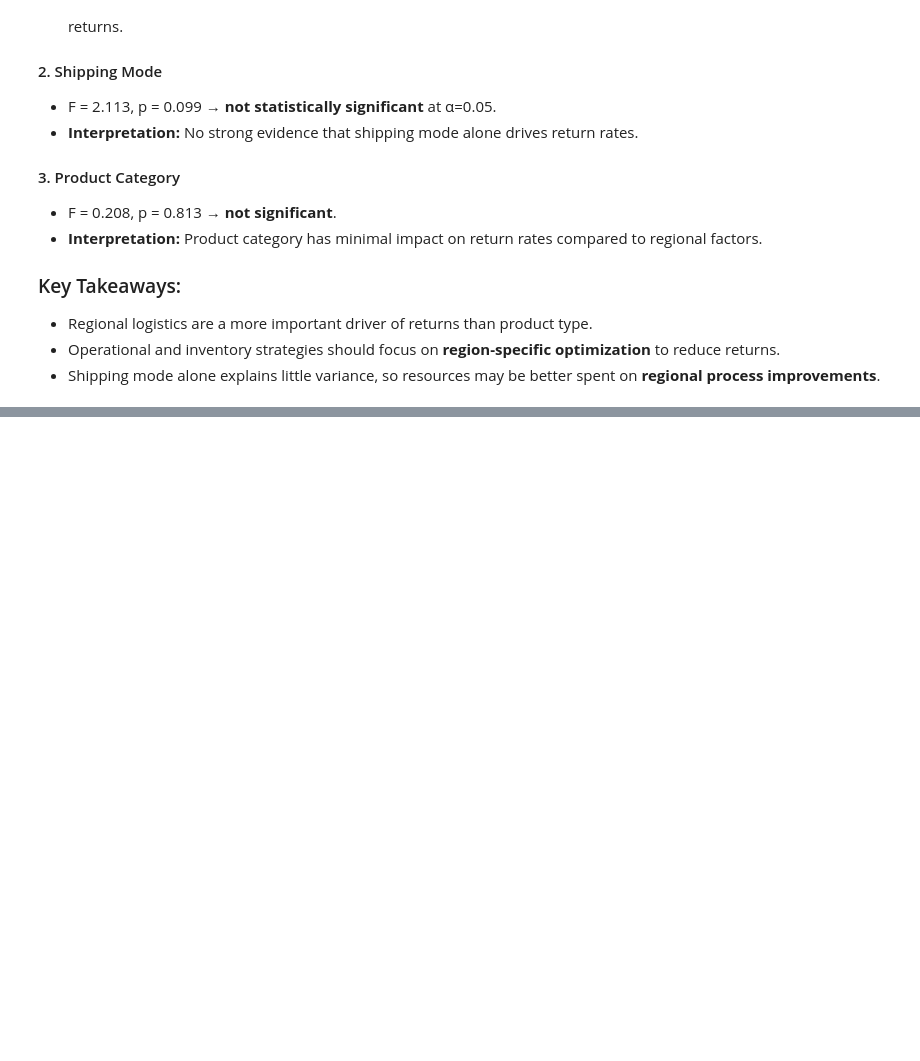
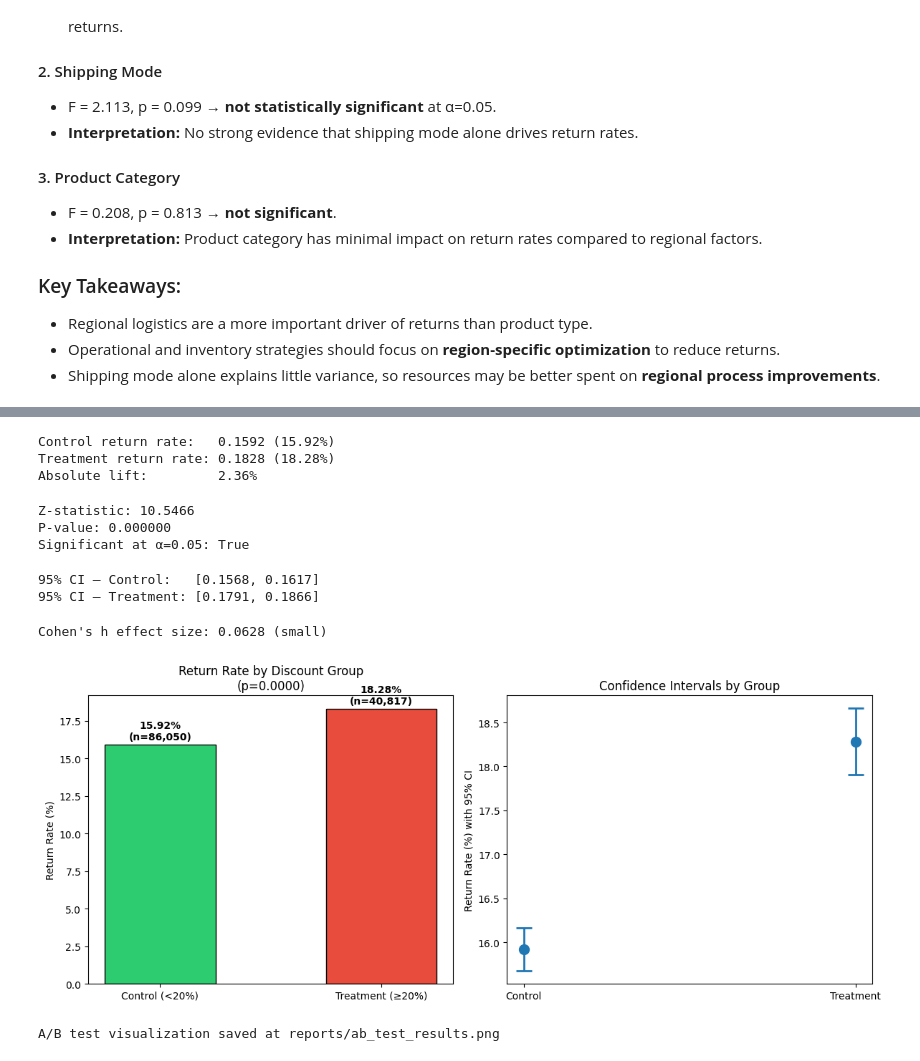
Before and after one commit to ibrahimhamza01/globalretail-360, a Jupyter notebook: notebooks/06_statistical_framework.ipynb, the cells around one changed output, grey strips where cells are left out. Cells and saved outputs as stored; diff of their text form; code cells hidden in the pictures; blank space fills up the shorter version.

```diff
--- a/notebooks/06_statistical_framework.ipynb
+++ b/notebooks/06_statistical_framework.ipynb
@@ -714,0 +779,80 @@ Residual             273.0  3.461184  0.012678       NaN      NaN
+# %%
+control_returns = control['returned'].sum()
+treatment_returns = treatment['returned'].sum()
+control_n = len(control)
+treatment_n = len(treatment)
+
+control_rate = control_returns / control_n
+treatment_rate = treatment_returns / treatment_n
+
+print(f"Control return rate:   {control_rate:.4f} ({control_rate*100:.2f}%)")
+print(f"Treatment return rate: {treatment_rate:.4f} ({treatment_rate*100:.2f}%)")
+print(f"Absolute lift:         {(treatment_rate - control_rate)*100:.2f}%")
+# %% [output]
+Control return rate:   0.1592 (15.92%)
+Treatment return rate: 0.1828 (18.28%)
+Absolute lift:         2.36%
+# %%
+from statsmodels.stats.proportion import proportions_ztest, proportion_confint, proportion_effectsize
+
+count = np.array([treatment_returns, control_returns])
+nobs = np.array([treatment_n, control_n])
+
+stat, pvalue = proportions_ztest(count, nobs, alternative='two-sided')
+print(f"Z-statistic: {stat:.4f}")
+print(f"P-value: {pvalue:.6f}")
+print(f"Significant at α=0.05: {pvalue < 0.05}")
+# %% [output]
+Z-statistic: 10.5466
+P-value: 0.000000
+Significant at α=0.05: True
+# %%
+ci_control = proportion_confint(control_returns, control_n, alpha=0.05)
+ci_treatment = proportion_confint(treatment_returns, treatment_n, alpha=0.05)
+
+print(f"95% CI — Control:   [{ci_control[0]:.4f}, {ci_control[1]:.4f}]")
+print(f"95% CI — Treatment: [{ci_treatment[0]:.4f}, {ci_treatment[1]:.4f}]")
+# %% [output]
+95% CI — Control:   [0.1568, 0.1617]
+95% CI — Treatment: [0.1791, 0.1866]
+# %%
+cohens_h = proportion_effectsize(treatment_rate, control_rate)
+effect_magnitude = 'small' if abs(cohens_h) < 0.2 else 'medium' if abs(cohens_h) < 0.5 else 'large'
+
+print(f"Cohen's h effect size: {cohens_h:.4f} ({effect_magnitude})")
+# %% [output]
+Cohen's h effect size: 0.0628 (small)
+# %%
+import matplotlib.pyplot as plt
+
+fig, axes = plt.subplots(1, 2, figsize=(12, 5))
+
+groups = ['Control (<20%)', 'Treatment (≥20%)']
+rates = [control_rate*100, treatment_rate*100]
+colors = ['#2ecc71', '#e74c3c']
+axes[0].bar(groups, rates, color=colors, width=0.5, edgecolor='black')
+axes[0].set_ylabel('Return Rate (%)')
+axes[0].set_title(f'Return Rate by Discount Group\n(p={pvalue:.4f})')
+for i, (rate, n) in enumerate(zip(rates, [control_n, treatment_n])):
+    axes[0].text(i, rate + 0.2, f'{rate:.2f}%\n(n={n:,})', ha='center', va='bottom', fontweight='bold')
+
+axes[1].errorbar(
+    ['Control', 'Treatment'],
+    [control_rate*100, treatment_rate*100],
+    yerr=[
+        [(control_rate - ci_control[0])*100, (treatment_rate - ci_treatment[0])*100],
+        [(ci_control[1] - control_rate)*100, (ci_treatment[1] - treatment_rate)*100]
+    ],
+    fmt='o', capsize=8, capthick=2, markersize=10, linewidth=2
+)
+axes[1].set_ylabel('Return Rate (%) with 95% CI')
+axes[1].set_title('Confidence Intervals by Group')
+
+plt.tight_layout()
+plt.show()
+plt.savefig("reports/ab_test_results.png", dpi=150, bbox_inches='tight')
+plt.close()
+print("A/B test visualization saved at reports/ab_test_results.png")
+# %% [output]
+[figure, added]
+A/B test visualization saved at reports/ab_test_results.png
```
Also changed, not shown: parts of 6 cells of this notebook, 1 other file.
